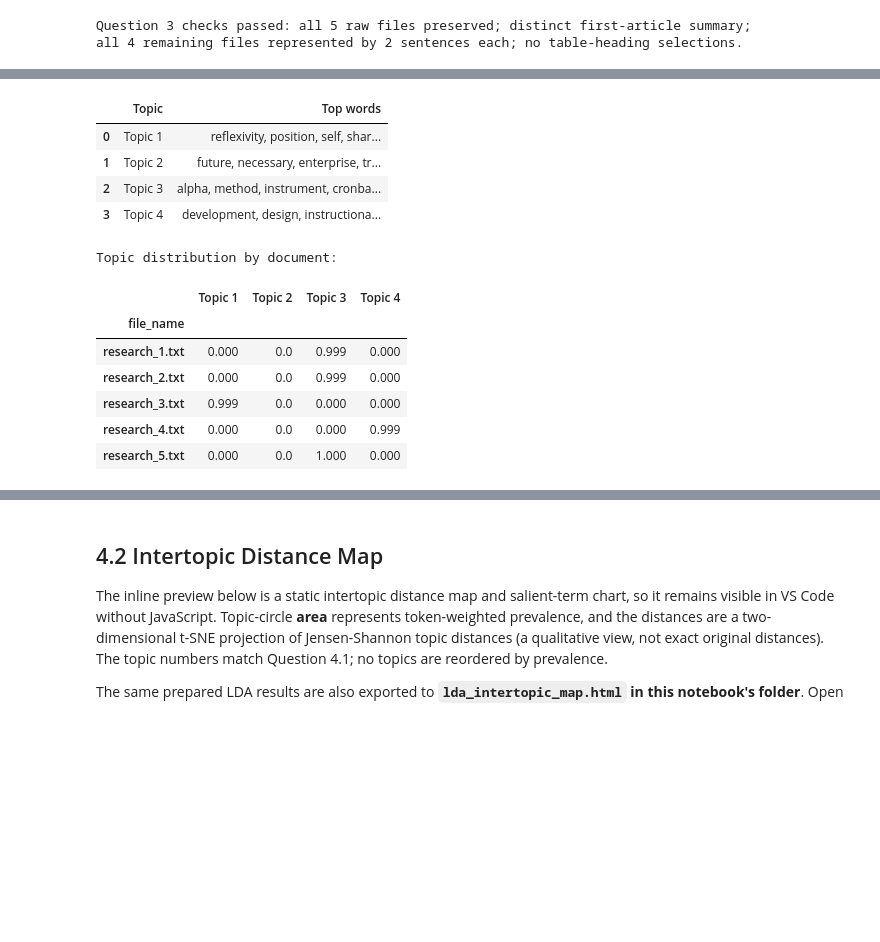
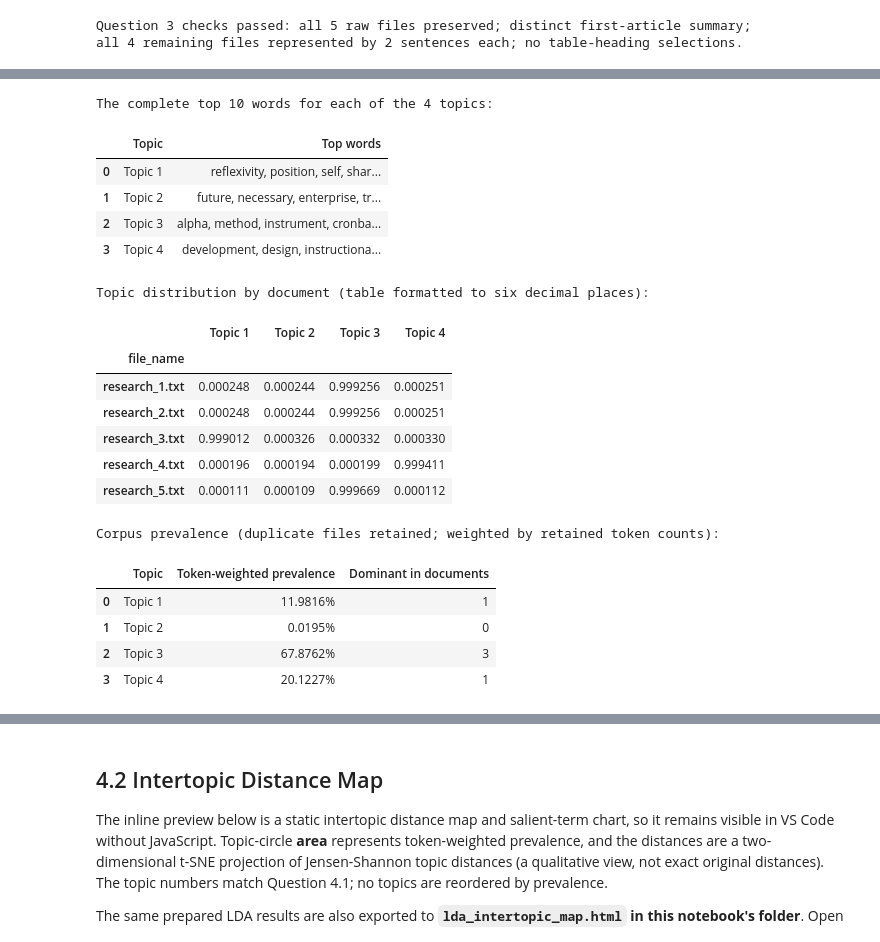
Before and after one commit to MakomaneTau/ITNPA_Assignment, a Jupyter notebook: Notebooks/Question 3/Notebook.ipynb, the cells around one changed output, grey strips where cells are left out. Drawn from its saved outputs; the diff is of its cells as text; code cells hidden in the pictures; blank space fills up the shorter version.

```diff
--- a/Notebooks/Question 3/Notebook.ipynb
+++ b/Notebooks/Question 3/Notebook.ipynb
@@ -476,47 +483,76 @@ from IPython.display import display
 
 n_topics = 4
 n_top_words = 10
 
 lda_vectorizer = CountVectorizer(stop_words='english', max_df=0.95)
 document_term_matrix = lda_vectorizer.fit_transform(df['text_lemmatized'])
 
 lda_model = LatentDirichletAllocation(
     n_components=n_topics,
     random_state=42,
     learning_method='batch'
 )
 document_topic_distribution = lda_model.fit_transform(document_term_matrix)
 
 feature_names = lda_vectorizer.get_feature_names_out()
+topic_word_probabilities = lda_model.components_ / lda_model.components_.sum(axis=1, keepdims=True)
 topic_words = {}
-for topic_number, topic_weights in enumerate(lda_model.components_, start=1):
-    top_indices = topic_weights.argsort()[-n_top_words:][::-1]
+top_word_rows = []
+for topic_number, probabilities in enumerate(topic_word_probabilities, start=1):
+    top_indices = probabilities.argsort()[-n_top_words:][::-1]
     topic_words[f'Topic {topic_number}'] = ', '.join(feature_names[index] for index in top_indices)
+    for rank, index in enumerate(top_indices, start=1):
+        top_word_rows.append({
+            'Topic': f'Topic {topic_number}',
+            'Rank': rank,
+            'Word': feature_names[index],
+            'Probability': probabilities[index],
+        })
 
-topic_word_table = pd.DataFrame(
-    {'Topic': list(topic_words), 'Top words': list(topic_words.values())}
-)
-display(topic_word_table)
+topic_word_table = pd.DataFrame({'Topic': list(topic_words), 'Top words': list(topic_words.values())})
+top_word_distribution = pd.DataFrame(top_word_rows)
+print(f'The complete top {n_top_words} words for each of the {n_topics} topics:')
+with pd.option_context('display.max_colwidth', None, 'display.max_columns', None):
+    display(topic_word_table)
 
 topic_distribution = pd.DataFrame(
     document_topic_distribution,
     columns=[f'Topic {number}' for number in range(1, n_topics + 1)],
-    index=df['file_name']
-).round(3)
-print('Topic distribution by document:')
-display(topic_distribution)
+    index=df['file_name'],
+)
+print('Topic distribution by document (table formatted to six decimal places):')
+with pd.option_context('display.float_format', '{:.6f}'.format):
+    display(topic_distribution)
+
+document_lengths = np.asarray(document_term_matrix.sum(axis=1)).ravel()
+corpus_topic_prevalence = np.average(document_topic_distribution, axis=0, weights=document_lengths)
+prevalence_table = pd.DataFrame({
+    'Topic': topic_distribution.columns,
+    'Token-weighted prevalence': corpus_topic_prevalence,
+    'Dominant in documents': np.bincount(document_topic_distribution.argmax(axis=1), minlength=n_topics),
+})
+print('Corpus prevalence (duplicate files retained; weighted by retained token counts):')
+with pd.option_context('display.float_format', '{:.4%}'.format):
+    display(prevalence_table)
 # %% [output]
+The complete top 10 words for each of the 4 topics:
 |  | Topic | Top words |
 | 0 | Topic 1 | reflexivity, position, self, shar... |
 | 1 | Topic 2 | future, necessary, enterprise, tr... |
 | 2 | Topic 3 | alpha, method, instrument, cronba... |
 | 3 | Topic 4 | development, design, instructiona... |
-Topic distribution by document:
+Topic distribution by document (table formatted to six decimal places):
 |  | Topic 1 | Topic 2 | Topic 3 | Topic 4 |
 | file_name |  |  |  |  |
-| research_1.txt | 0.000 | 0.0 | 0.999 | 0.000 |
-| research_2.txt | 0.000 | 0.0 | 0.999 | 0.000 |
-| research_3.txt | 0.999 | 0.0 | 0.000 | 0.000 |
-| research_4.txt | 0.000 | 0.0 | 0.000 | 0.999 |
-| research_5.txt | 0.000 | 0.0 | 1.000 | 0.000 |
+| research_1.txt | 0.000248 | 0.000244 | 0.999256 | 0.000251 |
+| research_2.txt | 0.000248 | 0.000244 | 0.999256 | 0.000251 |
+| research_3.txt | 0.999012 | 0.000326 | 0.000332 | 0.000330 |
+| research_4.txt | 0.000196 | 0.000194 | 0.000199 | 0.999411 |
+| research_5.txt | 0.000111 | 0.000109 | 0.999669 | 0.000112 |
+Corpus prevalence (duplicate files retained; weighted by retained token counts):
+|  | Topic | Token-weighted prevalence | Dominant in documents |
+| 0 | Topic 1 | 11.9816% | 1 |
+| 1 | Topic 2 | 0.0195% | 0 |
+| 2 | Topic 3 | 67.8762% | 3 |
+| 3 | Topic 4 | 20.1227% | 1 |
 # %%
```
Also changed, not shown: parts of 4 cells of this notebook, 1 other file.
